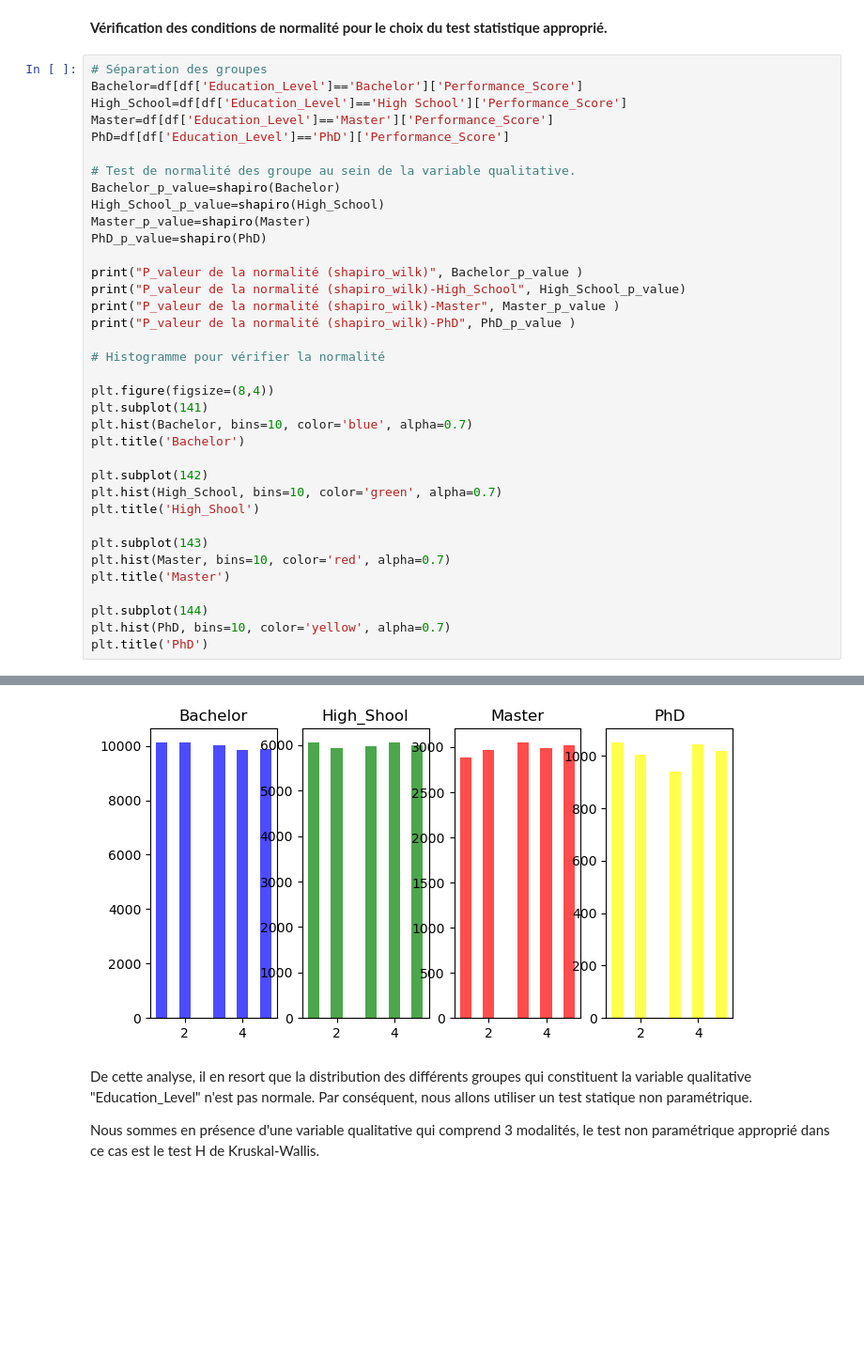
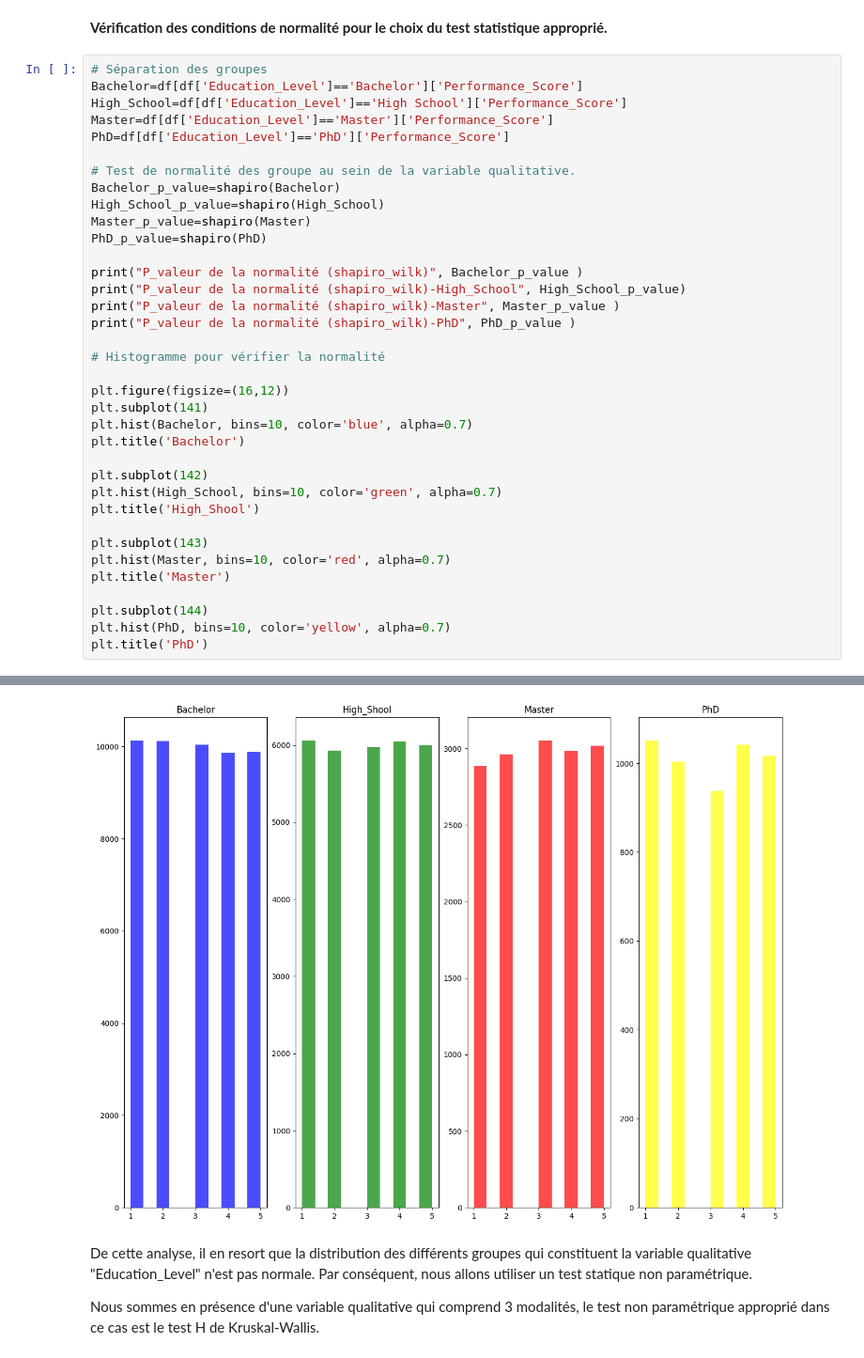
Before and after one commit to Junioh01/Portfolio-data-Analyste, a Jupyter notebook: Analyse_performance_entre_département/Analyse_de_performance.ipynb, the cells around one changed output, grey strips where cells are left out. Shown at 94% size. Saved outputs shown, nothing was run; the diff lists cells and outputs as text; blank space fills up the shorter version.

```diff
--- a/Analyse_performance_entre_département/Analyse_de_performance.ipynb
+++ b/Analyse_performance_entre_département/Analyse_de_performance.ipynb
@@ -203,7 +203,7 @@ print("P_valeur de la normalité (shapiro_wilk)-PhD", PhD_p_value )
 
 # Histogramme pour vérifier la normalité
 
-plt.figure(figsize=(8,4))
+plt.figure(figsize=(16,12))
 plt.subplot(141)
 plt.hist(Bachelor, bins=10, color='blue', alpha=0.7)
 plt.title('Bachelor')
@@ -227,5 +227,5 @@ P_valeur de la normalité (shapiro_wilk)-PhD ShapiroResult(statistic=0.884181916
 Text(0.5, 1.0, 'PhD')
-[figure, old version]
+[figure, new version]
 # %% [markdown]
 De cette analyse, il en resort que la distribution des différents groupes qui constituent la variable qualitative "Education_Level" n'est pas normale. Par conséquent, nous allons utiliser un test statique non paramétrique.
 
```
Also changed, not shown: parts of 9 cells of this notebook, 8 other files.
